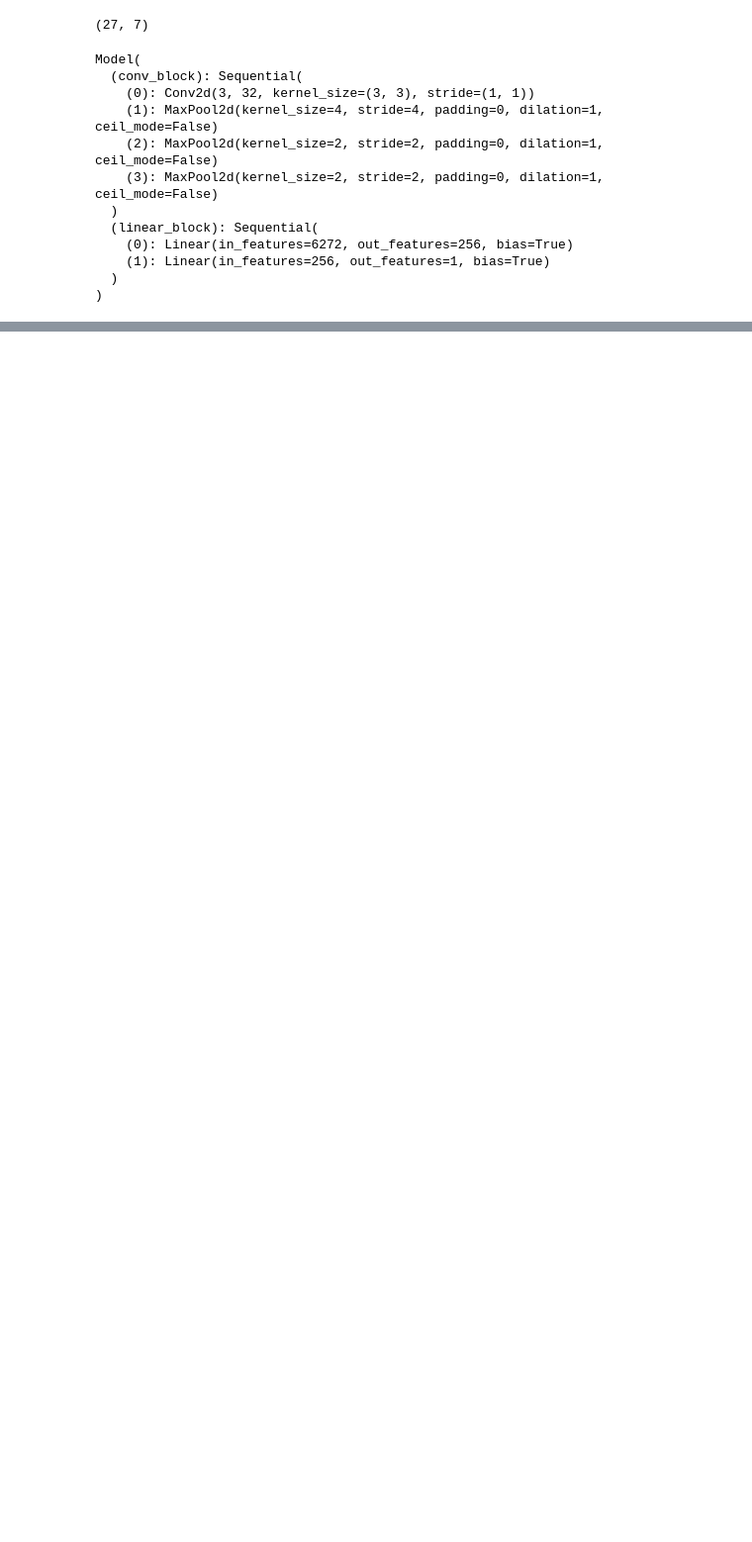
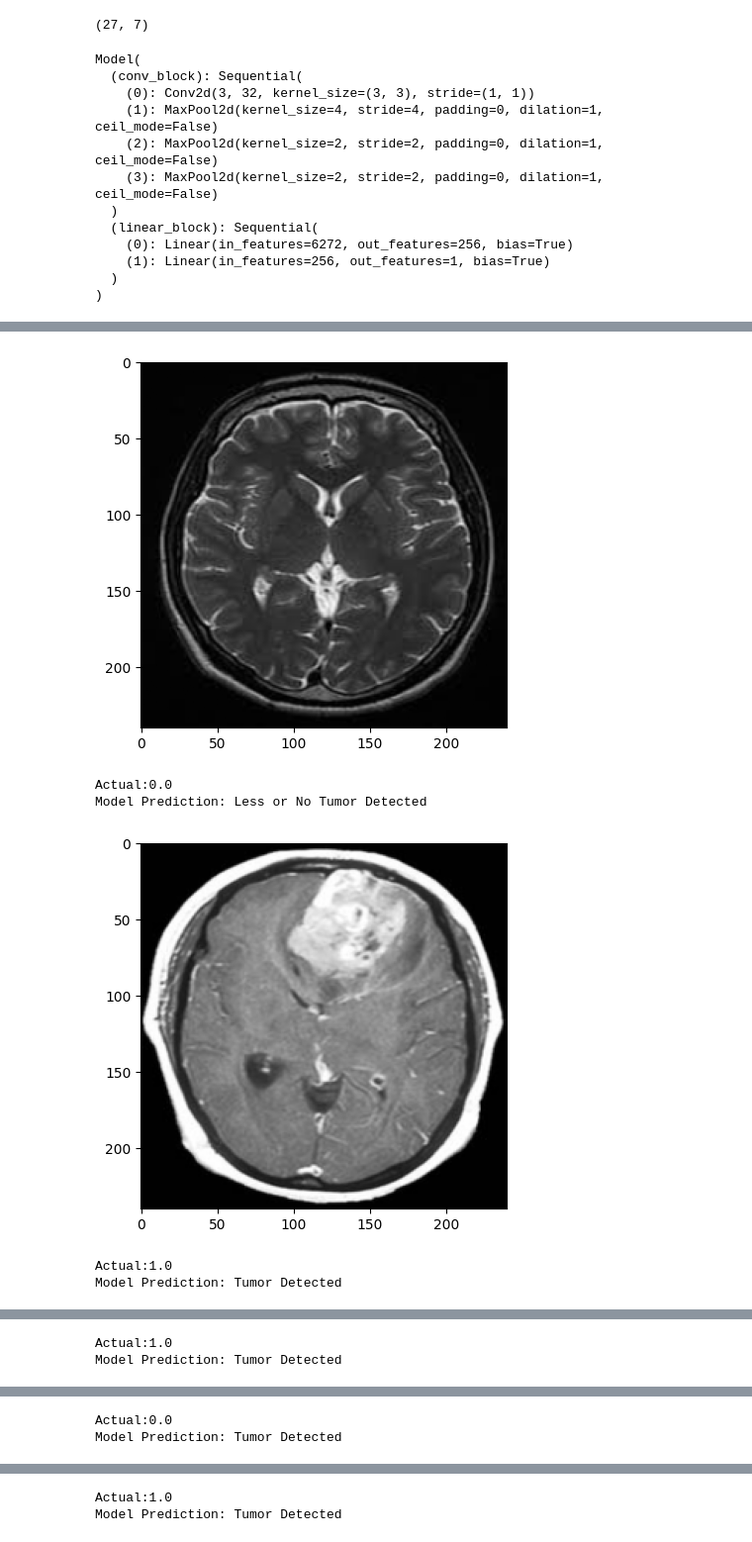
Before and after one commit to Rakshit-Sawarn-iitb/WIDS-Brain-Tumor-Detection, a Jupyter notebook: BrainTumorDetection.ipynb, the cells around one changed output, grey strips where cells are left out. Shown at 99% size. Drawn from its saved outputs; the diff is of its cells as text; code cells hidden in the pictures; blank space fills up the shorter version.

```diff
--- a/BrainTumorDetection.ipynb
+++ b/BrainTumorDetection.ipynb
@@ -257,6 +257,17 @@ class Trainer:
       accuracy = (running_acc / len(self.test))
       accuracy = accuracy*100
       return accuracy
+
+    def predict(self, input_image):
+      self.model.eval()
+
+      input_image = input_image.to(device, torch.float)
+      output = self.model(input_image)
+
+        # Assuming your output is a single scalar value, you might want to use sigmoid
+      prediction = torch.sigmoid(output).item()
+
+      return prediction
 # %%
 trainer = Trainer(model, (train_dataloader, test_dataloader), Config)
 trainer.fit()
@@ -280,0 +292,21 @@ Training Loss: 0.03316209306595502 | Training Accuracy: 1.0
+# %%
+for i in range(10):
+  random_sample, random_label = test_dataset[i]
+  random = random_sample.unsqueeze(0)
+  #plt.imshow(random_sample.permute(1, 2, 0))
+  plt.imshow(random.permute(0, 2, 3, 1)[0])
+  plt.show()
+  print(f"Actual:{random_label}")
+
+  prediction = trainer.predict(random)
+  if (prediction<0.5):
+    print("Model Prediction: Less or No Tumor Detected")
+  else:
+    print("Model Prediction: Tumor Detected")
+# %% [output]
+[figure, added]
+Actual:0.0
+Model Prediction: Less or No Tumor Detected
+[figure, added]
+Actual:1.0
+Model Prediction: Tumor Detected
@@ -280,0 +314,2 @@ Training Loss: 0.03316209306595502 | Training Accuracy: 1.0
+Actual:1.0
+Model Prediction: Tumor Detected
@@ -280,0 +317,2 @@ Training Loss: 0.03316209306595502 | Training Accuracy: 1.0
+Actual:0.0
+Model Prediction: Tumor Detected
@@ -280,0 +320,2 @@ Training Loss: 0.03316209306595502 | Training Accuracy: 1.0
+Actual:1.0
+Model Prediction: Tumor Detected
```
Also changed, not shown: parts of 2 cells of this notebook.
